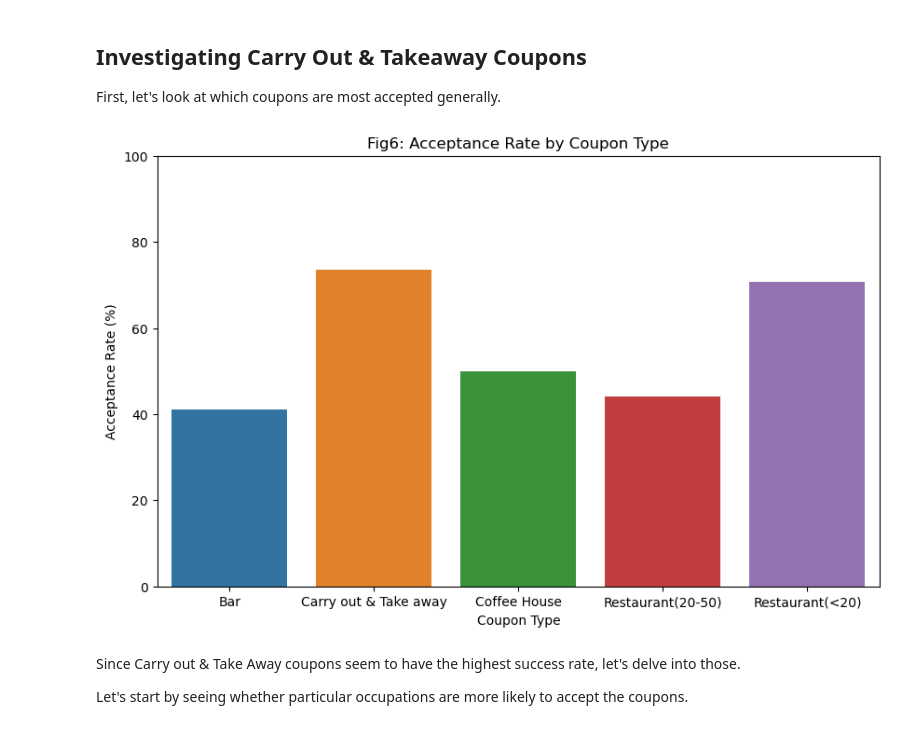
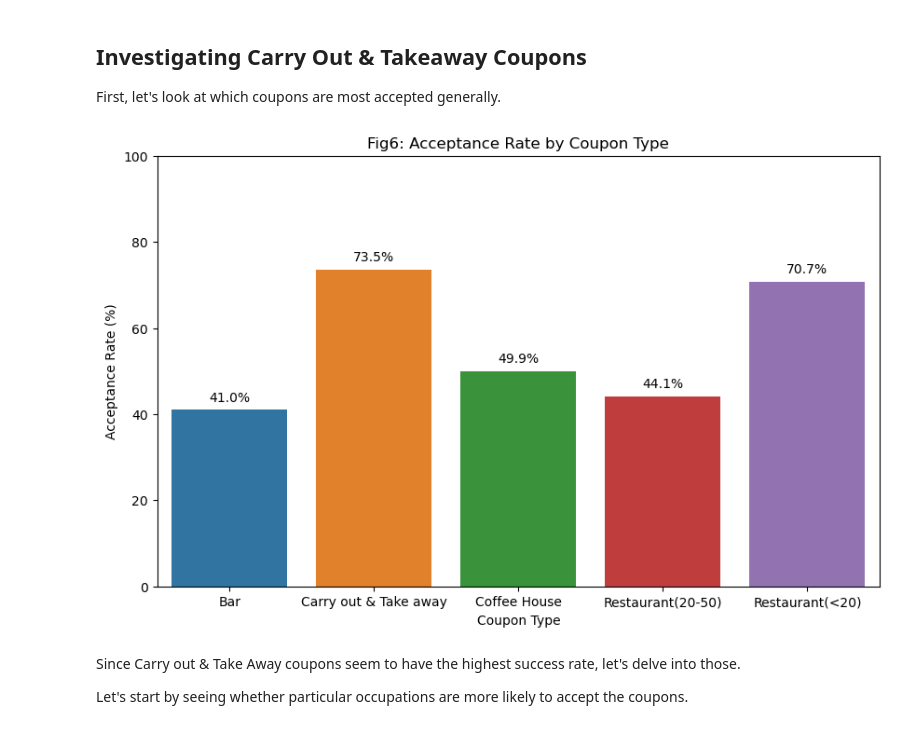
Before and after one commit to johnprg/coupon-data, a Jupyter notebook: coupondata.ipynb, the cells around one changed output. Drawn from its saved outputs; the diff is of its cells as text; code cells hidden in the pictures.

```diff
--- a/coupondata.ipynb
+++ b/coupondata.ipynb
@@ -389,24 +389,32 @@ Using the bar coupon example as motivation, you are to explore one of the other
 
 First, let's look at which coupons are most accepted generally.
 # %%
+
+#generate a bar graph of acceptance rates by coupon type
 df = dropna_df
 
 # Calculate acceptance rate
 acceptance_rate = df.groupby('coupon')['Y'].mean().reset_index()
+
 # Convert acceptance rate to percentage
 acceptance_rate['Y'] = acceptance_rate['Y'] * 100
 
-# Plotting the bar chart
+# Plot the bar chart
 plt.figure(figsize=(10, 6))
 sns.barplot(x='coupon', y='Y', data=acceptance_rate)
 plt.xlabel('Coupon Type')
 plt.ylabel('Acceptance Rate (%)')
 plt.title('Fig6: Acceptance Rate by Coupon Type')
 plt.ylim(0, 100)
+
+# Add acceptance rate on top of each bar
+for index, row in acceptance_rate.iterrows():
+    plt.text(index, row['Y']+2, f"{row['Y']:.1f}%", ha='center')
+
 plt.savefig('images/fig6.png')
 plt.show()
 # %% [output]
-[figure, old version]
+[figure, new version]
 # %% [markdown]
 Since Carry out & Take Away coupons seem to have the highest success rate, let's delve into those.
 
```
Also changed, not shown: parts of 4 cells of this notebook, 1 other file.
